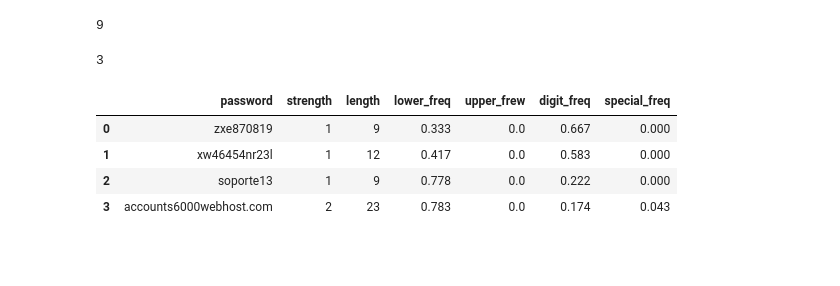
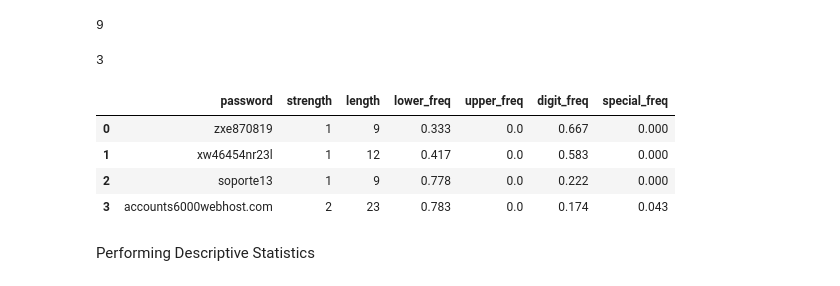
Before and after one commit to kledihaxhimali/Data-Science-Projects, a Jupyter notebook: PredictPassword.ipynb, the cells around one changed output. Cells and saved outputs as stored; diff of their text form; code cells hidden in the pictures; blank space fills up the shorter version.

```diff
--- a/PredictPassword.ipynb
+++ b/PredictPassword.ipynb
@@ -229,13 +232,15 @@ def freq_special_case(row):
    return len(special_chars)/len(row)
 # %%
 data["lower_freq"] = np.round(data["password"].apply(freq_lowercase), 3)
-data["upper_frew"] = np.round(data["password"].apply(freq_uppercase), 3 )
+data["upper_freq"] = np.round(data["password"].apply(freq_uppercase), 3 )
 data["digit_freq"] = np.round(data["password"].apply(freq_numerical_case), 3)
 data["special_freq"] = np.round(data["password"].apply(freq_special_case),3)
 data.head(4)
 # %% [output]
-|  | password | strength | length | lower_freq | upper_frew | digit_freq | special_freq |
+|  | password | strength | length | lower_freq | upper_freq | digit_freq | special_freq |
 | 0 | zxe870819 | 1 | 9 | 0.333 | 0.0 | 0.667 | 0.000 |
 | 1 | xw46454nr23l | 1 | 12 | 0.417 | 0.0 | 0.583 | 0.000 |
 | 2 | soporte13 | 1 | 9 | 0.778 | 0.0 | 0.222 | 0.000 |
 | 3 | accounts6000webhost.com | 2 | 23 | 0.783 | 0.0 | 0.174 | 0.043 |
+# %% [markdown]
+Performing Descriptive Statistics
```
Also changed, not shown: parts of 31 cells of this notebook.
